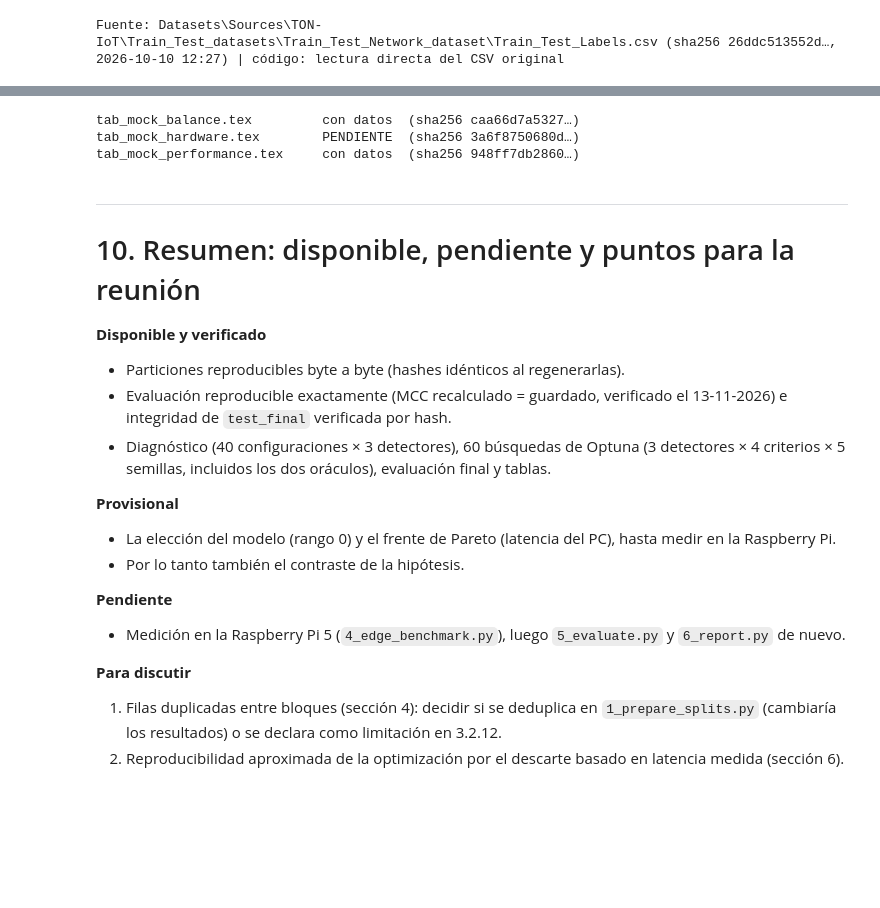
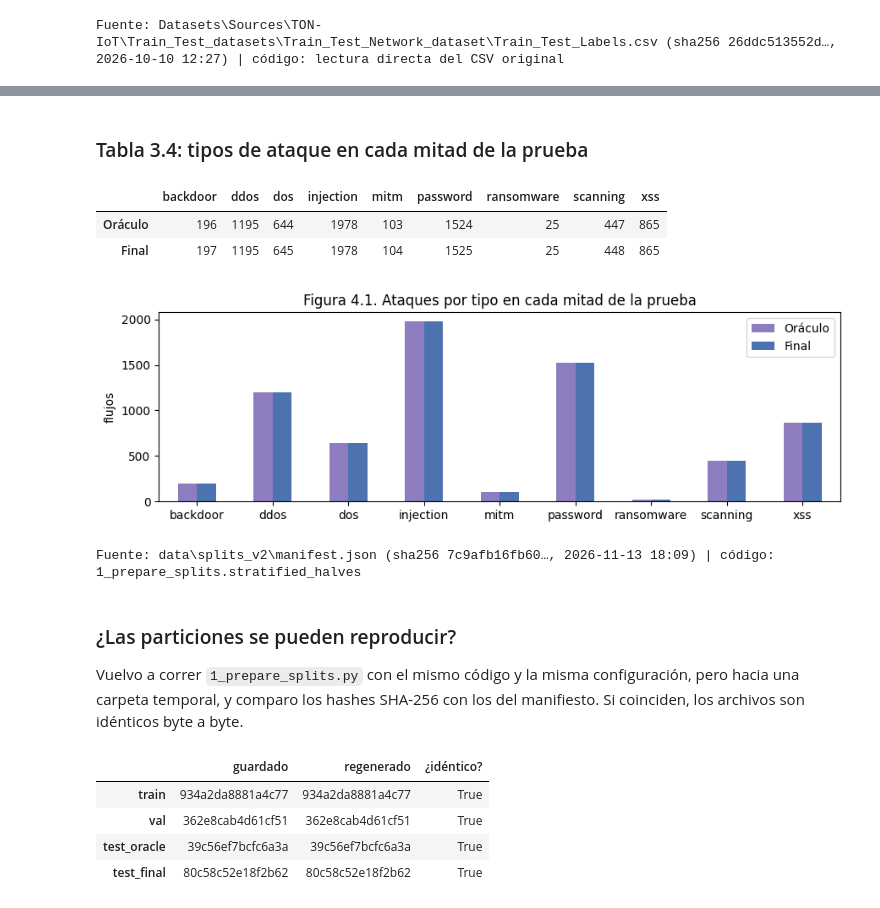
Before and after one commit to belen-aedo/tesis_hpo_edge, a Jupyter notebook: tesis_pipeline.ipynb, the cells around one changed output, grey strips where cells are left out. Cells and saved outputs as stored; diff of their text form; code cells hidden in the pictures; blank space fills up the shorter version.

```diff
--- a/tesis_pipeline.ipynb
+++ b/tesis_pipeline.ipynb
@@ -722,30 +408,41 @@ Generadas por `src/6_report.py` y pensadas para incluirse con `\input{}`: ningú
-# %%
-for f in sorted((OUT / "tables").glob("*.tex")):
-    txt = f.read_text(encoding="utf-8")
-    print(f"{f.name:28s} {'PENDIENTE' if '[Pendiente]' in txt else 'con datos'}  (sha256 {sha(f)}…)")
-# %% [output]
-tab_mock_balance.tex         con datos  (sha256 caa66d7a5327…)
-tab_mock_hardware.tex        PENDIENTE  (sha256 3a6f8750680d…)
-tab_mock_performance.tex     con datos  (sha256 948ff7db2860…)
-# %% [markdown]
----
-# 10. Resumen: disponible, pendiente y puntos para la reunión
-
-**Disponible y verificado**
-- Particiones reproducibles byte a byte (hashes idénticos al regenerarlas).
-- Evaluación reproducible exactamente (MCC recalculado = guardado, verificado el 13-11-2026) e integridad de
-  `test_final` verificada por hash.
-- Diagnóstico (40 configuraciones × 3 detectores), 60 búsquedas de Optuna (3 detectores × 4 criterios × 5 semillas,
-  incluidos los dos oráculos), evaluación final y tablas.
-
-**Provisional**
-- La elección del modelo (rango 0) y el frente de Pareto (latencia del PC), hasta medir en la Raspberry Pi.
-- Por lo tanto también el contraste de la hipótesis.
-
-**Pendiente**
-- Medición en la Raspberry Pi 5 (`4_edge_benchmark.py`), luego `5_evaluate.py` y `6_report.py` de nuevo.
-
-**Para discutir**
-1. Filas duplicadas entre bloques (sección 4): decidir si se deduplica en `1_prepare_splits.py` (cambiaría los
-   resultados) o se declara como limitación en 3.2.12.
-2. Reproducibilidad aproximada de la optimización por el descarte basado en latencia medida (sección 6).
+# %% [markdown]
+### Tabla 3.4: tipos de ataque en cada mitad de la prueba
+# %%
+t34 = pd.DataFrame({"Oráculo": sp["test_oracle"]["attack_types"], "Final": sp["test_final"]["attack_types"]})
+display(t34.T)
+fig, ax = plt.subplots(figsize=(9, 3))
+t34.plot.bar(ax=ax, color=["#8E7DBE", "#4C72B0"]); ax.set_ylabel("flujos"); ax.set_title("Figura 4.1. Ataques por tipo en cada mitad de la prueba")
+plt.xticks(rotation=0); plt.tight_layout(); plt.show()
+fuente(SPL / "manifest.json", "1_prepare_splits.stratified_halves")
+# %% [output]
+|  | backdoor | ddos | dos | injection | mitm | password | ransomware | scanning | xss |
+| Oráculo | 196 | 1195 | 644 | 1978 | 103 | 1524 | 25 | 447 | 865 |
+| Final | 197 | 1195 | 645 | 1978 | 104 | 1525 | 25 | 448 | 865 |
+[figure, added]
+Fuente: data\splits_v2\manifest.json (sha256 7c9afb16fb60…, 2026-11-13 18:09) | código: 1_prepare_splits.stratified_halves
+# %% [markdown]
+### ¿Las particiones se pueden reproducir?
+Vuelvo a correr `1_prepare_splits.py` con el mismo código y la misma configuración, pero hacia una carpeta
+temporal, y comparo los hashes SHA-256 con los del manifiesto. Si coinciden, los archivos son idénticos byte a byte.
+# %%
+if VERIFICAR:
+    tmp = Path(tempfile.mkdtemp(prefix="verif_"))
+    over = {"paths": {"splits_dir": str(tmp / "splits"), "outputs_dir": str(tmp / "out")}, "dataset": {"name": cfg["dataset"]["name"]}}
+    cfg_tmp = tmp / "v.yaml"; cfg_tmp.write_text(yaml.safe_dump(over))
+    viejo = sys.argv; sys.argv = ["1_prepare_splits.py", "--config", str(cfg_tmp)]
+    try:
+        import contextlib, io
+        with contextlib.redirect_stdout(io.StringIO()): ps.main()
+    finally: sys.argv = viejo
+    nuevo = common.load_json(tmp / "splits" / "manifest.json")["sha256"]
+    display(pd.DataFrame({"guardado": {k: v[:16] for k, v in man["sha256"].items()},
+                          "regenerado": {k: v[:16] for k, v in nuevo.items()},
+                          "¿idéntico?": {k: man["sha256"][k] == nuevo[k] for k in man["sha256"]}}))
+else:
+    print("VERIFICAR = False: me salto esta comprobación.")
+# %% [output]
+|  | guardado | regenerado | ¿idéntico? |
+| train | 934a2da8881a4c77 | 934a2da8881a4c77 | True |
+| val | 362e8cab4d61cf51 | 362e8cab4d61cf51 | True |
+| test_oracle | 39c56ef7bcfc6a3a | 39c56ef7bcfc6a3a | True |
+| test_final | 80c58c52e18f2b62 | 80c58c52e18f2b62 | True |
```
Also changed, not shown: parts of 88 cells of this notebook, 3 other files.
